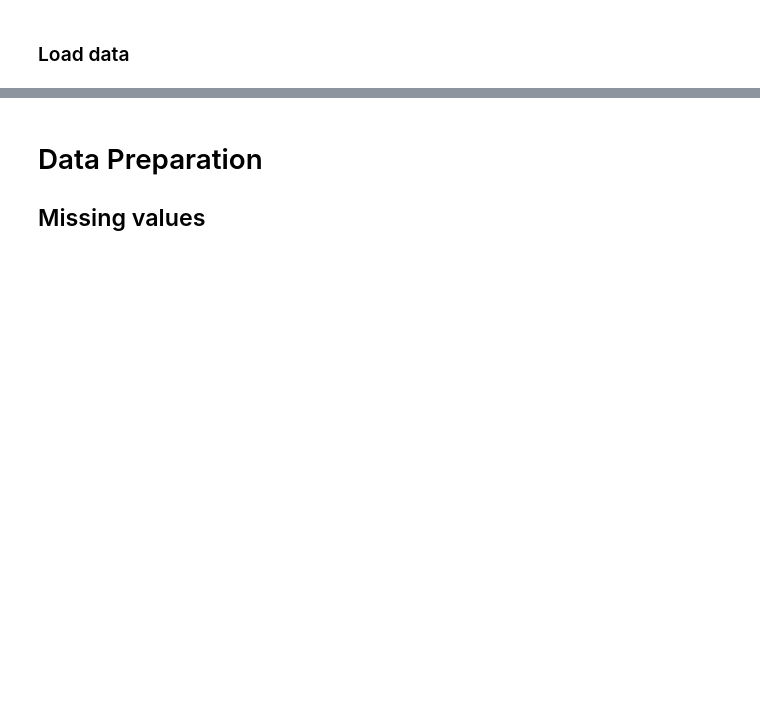
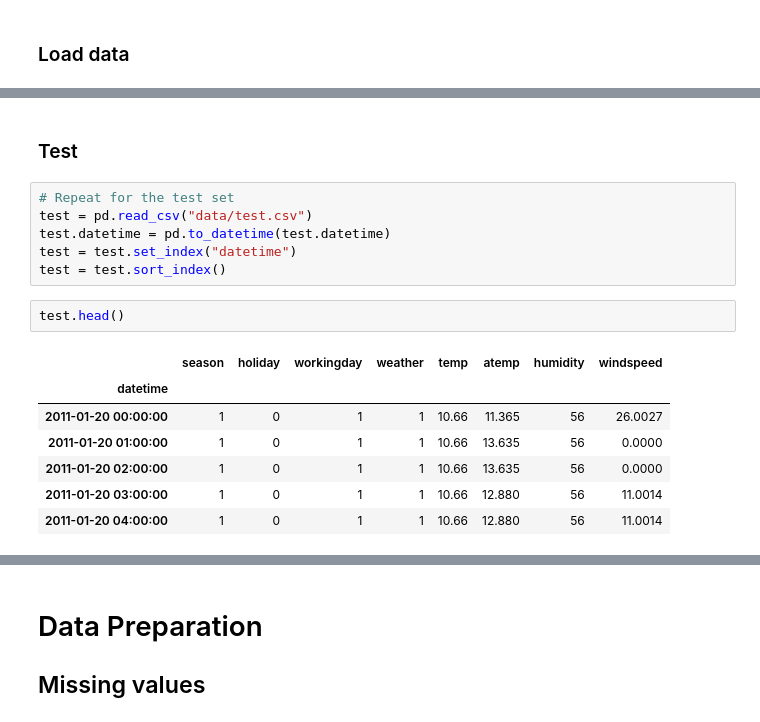
Before and after one commit to LisbonKaggleMeetup/BikeSharingDemand, a Jupyter notebook: notebooks/getting_started.ipynb, the cells around one changed output, grey strips where cells are left out. Drawn from its saved outputs; the diff is of its cells as text; blank space fills up the shorter version.

```diff
--- a/notebooks/getting_started.ipynb
+++ b/notebooks/getting_started.ipynb
@@ -33,3 +77,21 @@ train.describe()
 | 50% | 3.000000 | 0.000000 | 1.000000 | 1.000000 | 20.50000 | 24.240000 | 62.000000 | 12.998000 | 17.000000 | 118.000000 | ... |
 | 75% | 4.000000 | 0.000000 | 1.000000 | 2.000000 | 26.24000 | 31.060000 | 77.000000 | 16.997900 | 49.000000 | 222.000000 | ... |
 | max | 4.000000 | 1.000000 | 1.000000 | 4.000000 | 41.00000 | 45.455000 | 100.000000 | 56.996900 | 367.000000 | 886.000000 | ... |
+# %% [markdown]
+### Test
+# %%
+# Repeat for the test set
+test = pd.read_csv("data/test.csv")
+test.datetime = pd.to_datetime(test.datetime)
+test = test.set_index("datetime")
+test = test.sort_index()
+# %%
+test.head()
+# %% [output]
+|  | season | holiday | workingday | weather | temp | atemp | humidity | windspeed |
+| datetime |  |  |  |  |  |  |  |  |
+| 2011-01-20 00:00:00 | 1 | 0 | 1 | 1 | 10.66 | 11.365 | 56 | 26.0027 |
+| 2011-01-20 01:00:00 | 1 | 0 | 1 | 1 | 10.66 | 13.635 | 56 | 0.0000 |
+| 2011-01-20 02:00:00 | 1 | 0 | 1 | 1 | 10.66 | 13.635 | 56 | 0.0000 |
+| 2011-01-20 03:00:00 | 1 | 0 | 1 | 1 | 10.66 | 12.880 | 56 | 11.0014 |
+| 2011-01-20 04:00:00 | 1 | 0 | 1 | 1 | 10.66 | 12.880 | 56 | 11.0014 |
```
Also changed, not shown: parts of 26 cells of this notebook.
